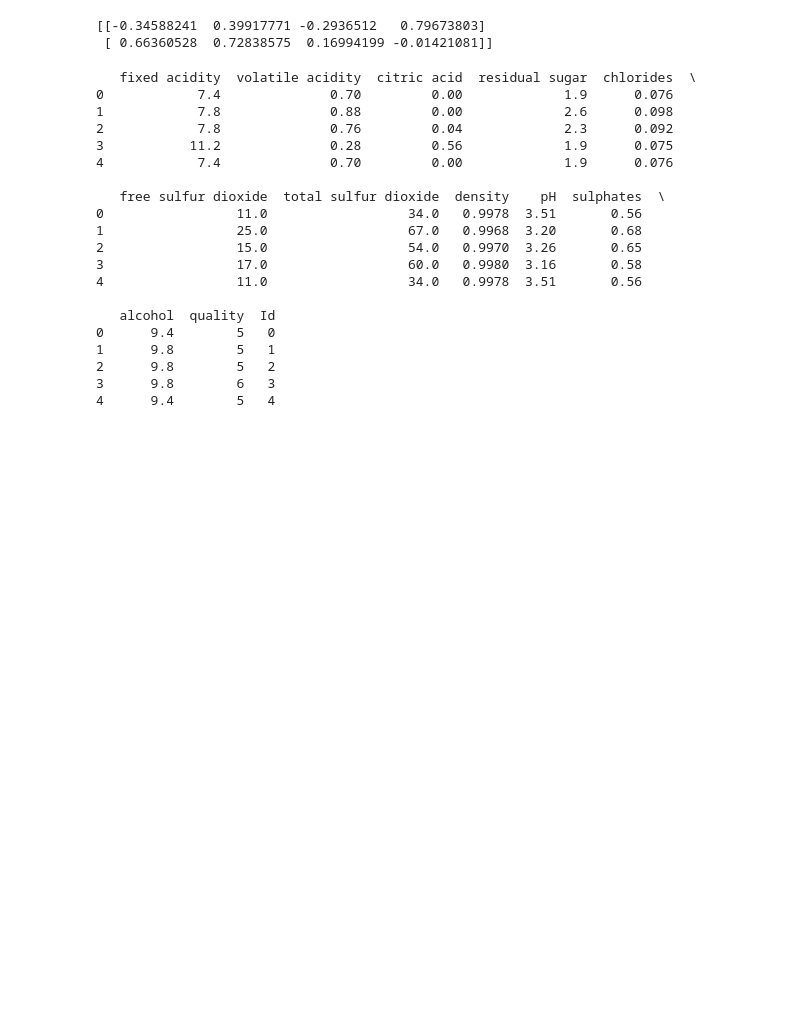
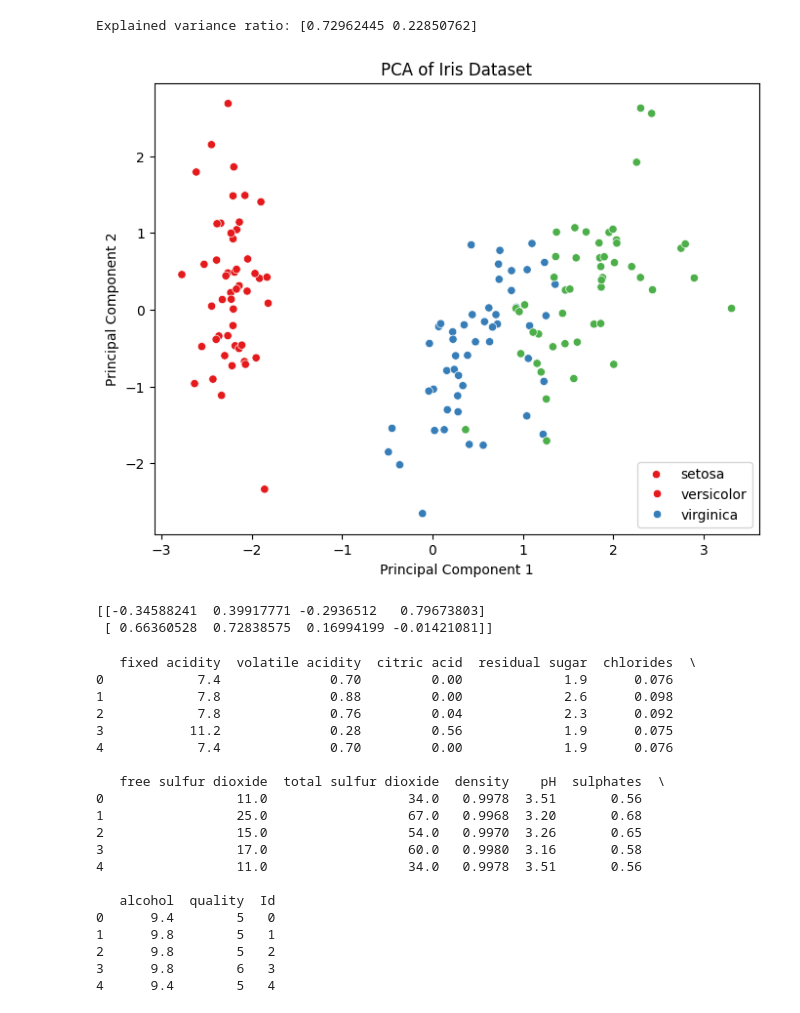
Before and after one commit to jnvshubham7/Python_ILP_AI_ML, a Jupyter notebook: pca.ipynb, the cells around one changed output. Drawn from its saved outputs; the diff is of its cells as text; code cells hidden in the pictures; blank space fills up the shorter version.

```diff
--- a/pca.ipynb
+++ b/pca.ipynb
@@ -1,3 +1,43 @@
+# %%
+import numpy as np
+import pandas as pd
+from sklearn.decomposition import PCA
+from sklearn.datasets import load_iris
+import matplotlib.pyplot as plt
+import seaborn as sns
+
+# Load dataset
+iris = load_iris()
+X = iris.data  # Features
+y = iris.target  # Target labels
+target_names = iris.target_names
+
+# Standardize the data
+from sklearn.preprocessing import StandardScaler
+X_scaled = StandardScaler().fit_transform(X)
+
+# Apply PCA
+pca = PCA(n_components=2)  # Reduce to 2 dimensions
+X_pca = pca.fit_transform(X_scaled)
+
+# Explained variance
+print("Explained variance ratio:", pca.explained_variance_ratio_)
+
+# Create a DataFrame for visualization
+pca_df = pd.DataFrame(data=X_pca, columns=["PC1", "PC2"])
+pca_df["Target"] = y
+
+# Plot PCA
+plt.figure(figsize=(8, 6))
+sns.scatterplot(x="PC1", y="PC2", hue="Target", palette="Set1", data=pca_df)
+plt.title("PCA of Iris Dataset")
+plt.xlabel("Principal Component 1")
+plt.ylabel("Principal Component 2")
+plt.legend(target_names)
+plt.show()
+# %% [output]
+Explained variance ratio: [0.72962445 0.22850762]
+[figure, added]
 # %%
 from sklearn.decomposition import PCA
 import numpy as np
```
Also changed, not shown: 4 other files.
